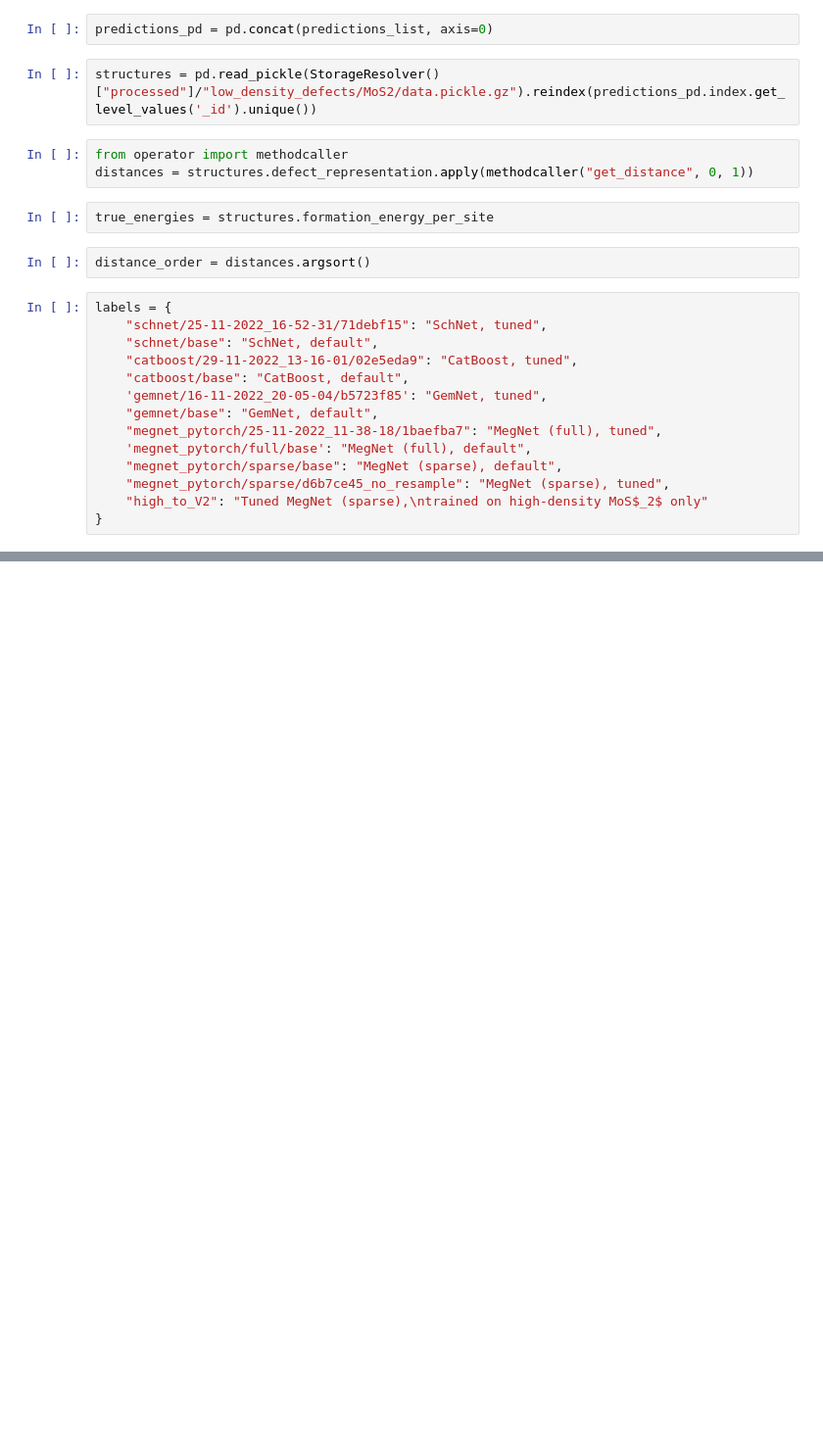
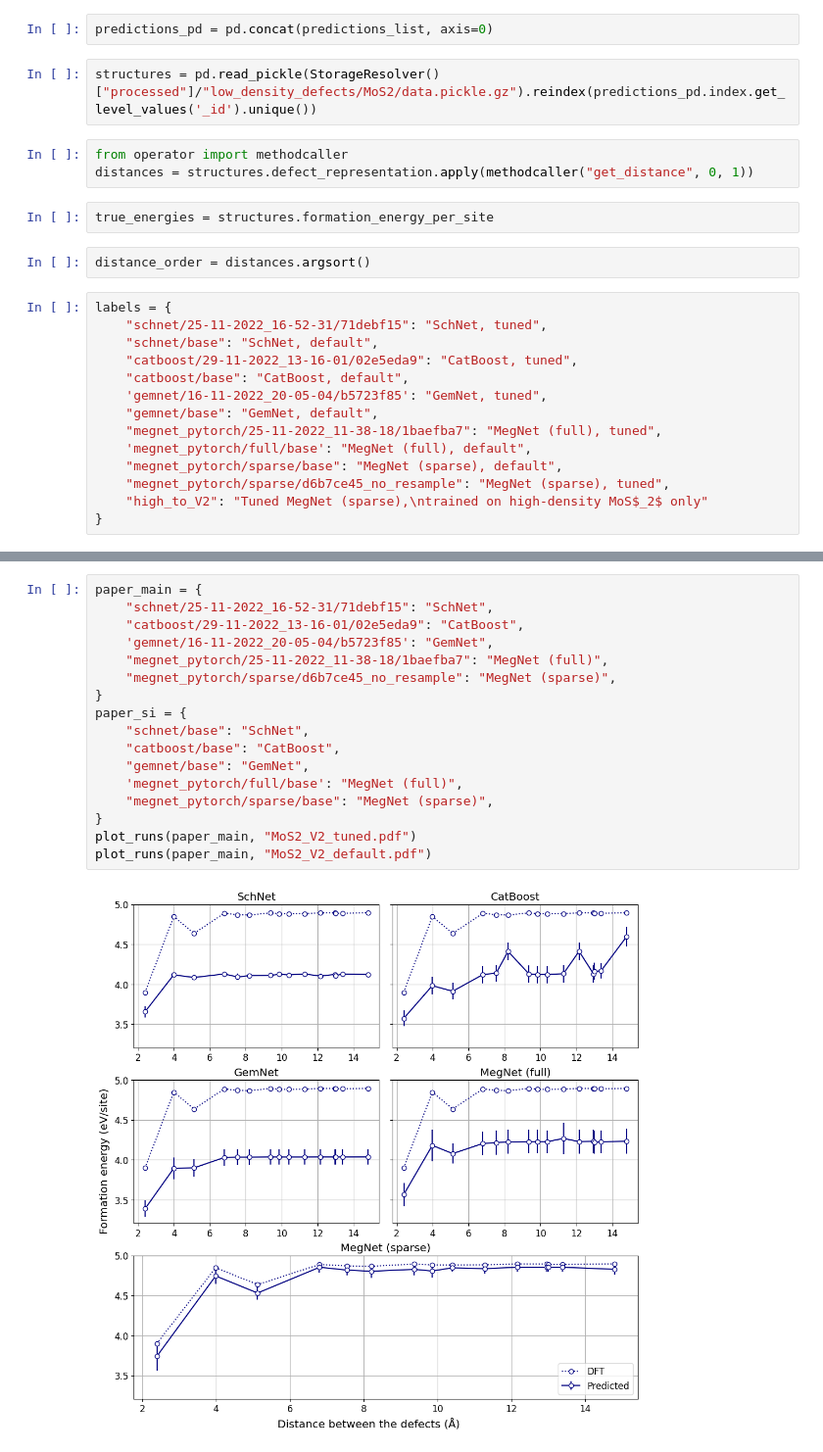
Before and after one commit to HSE-LAMBDA/ai4material_design, a Jupyter notebook: notebooks/MoS2_V2_plot.ipynb, the cells around one changed output, grey strips where cells are left out. Shown at 98% size. Saved outputs shown, nothing was run; the diff lists cells and outputs as text; blank space fills up the shorter version.

```diff
--- a/notebooks/MoS2_V2_plot.ipynb
+++ b/notebooks/MoS2_V2_plot.ipynb
@@ -101,0 +127,19 @@ fig.savefig("MoS2_V2.png", dpi=300)
+# %%
+paper_main = {
+    "schnet/25-11-2022_16-52-31/71debf15": "SchNet",
+    "catboost/29-11-2022_13-16-01/02e5eda9": "CatBoost",
+    'gemnet/16-11-2022_20-05-04/b5723f85': "GemNet",
+    "megnet_pytorch/25-11-2022_11-38-18/1baefba7": "MegNet (full)",
+    "megnet_pytorch/sparse/d6b7ce45_no_resample": "MegNet (sparse)",
+}
+paper_si = {
+    "schnet/base": "SchNet",
+    "catboost/base": "CatBoost",
+    "gemnet/base": "GemNet",
+    'megnet_pytorch/full/base': "MegNet (full)",
+    "megnet_pytorch/sparse/base": "MegNet (sparse)",
+}
+plot_runs(paper_main, "MoS2_V2_tuned.pdf")
+plot_runs(paper_main, "MoS2_V2_default.pdf")
+# %% [output]
+[figure, added]
```
Also changed, not shown: parts of 5 cells of this notebook, 4 other files.
